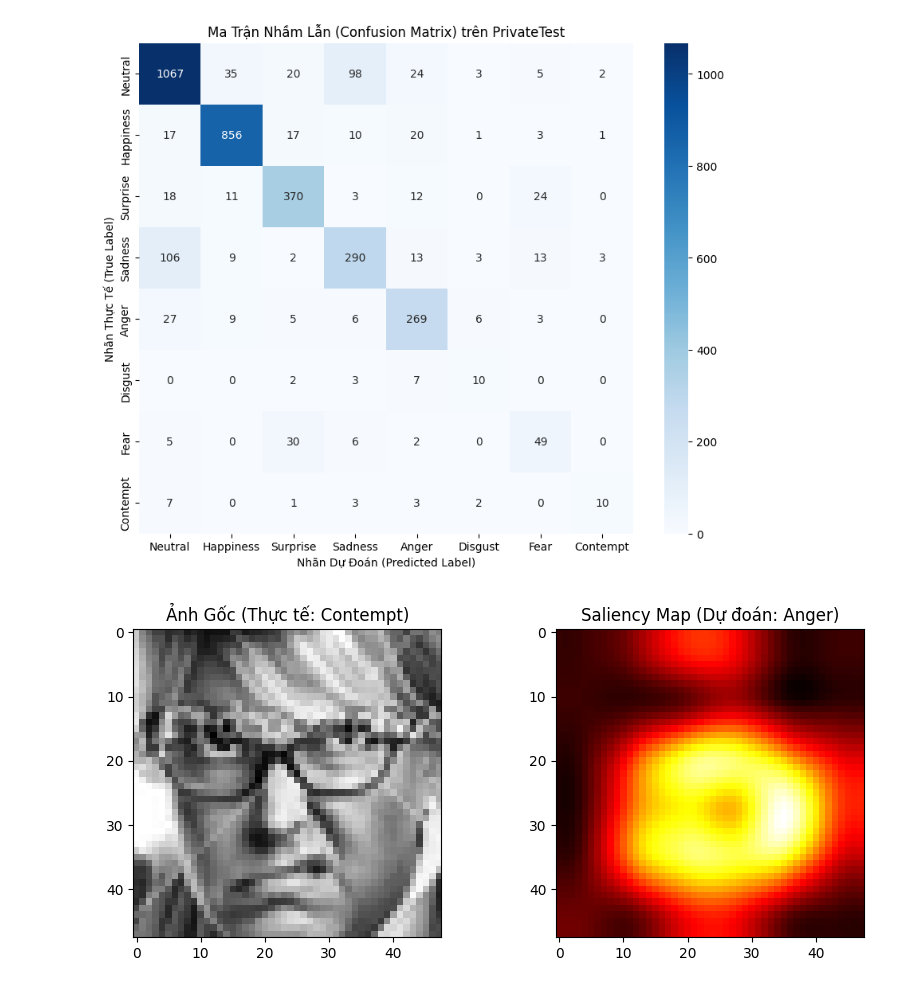
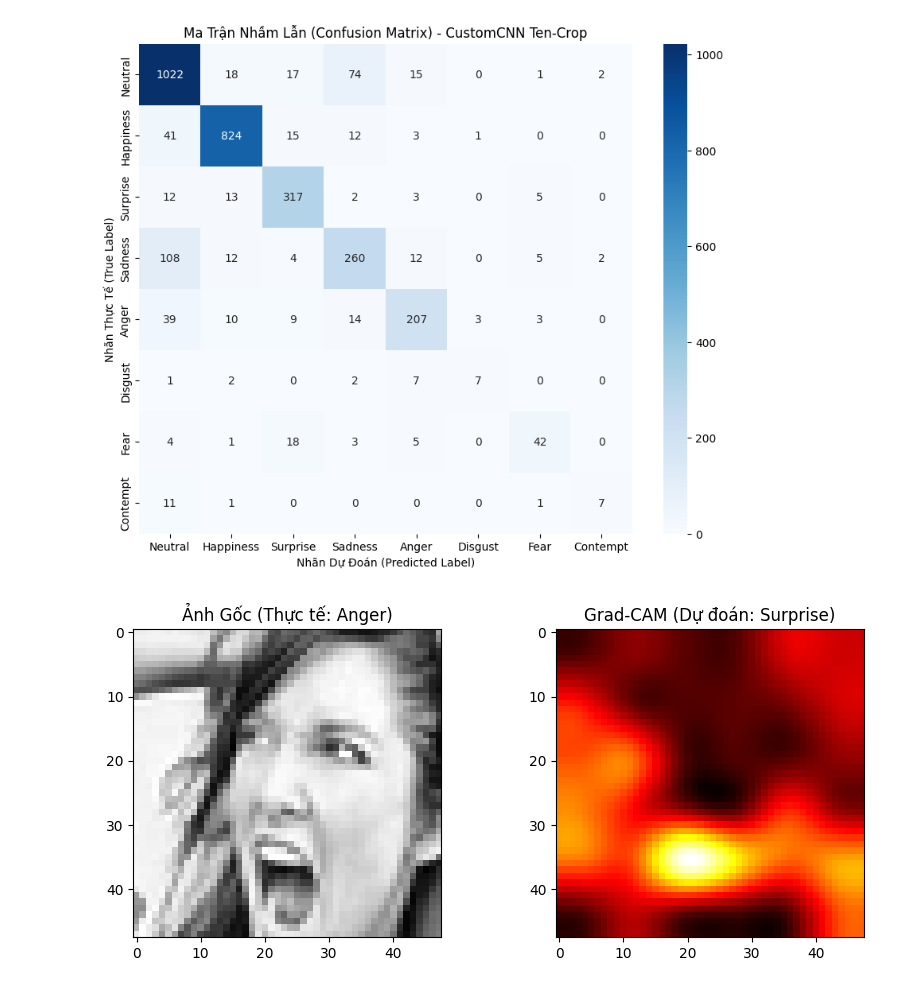
Before and after one commit to NNA11111111/FER, a Jupyter notebook: train-fer.ipynb, the cells around one changed output. Cells and saved outputs as stored; diff of their text form; code cells hidden in the pictures.

```diff
--- a/train-fer.ipynb
+++ b/train-fer.ipynb
@@ -373,52 +452,34 @@ weighted avg     0.8278    0.8265    0.8268      3521
 # %%
-print("BẮT ĐẦU GIAI ĐOẠN 3: KIỂM ĐỊNH TRÊN TẬP PRIVATETEST BẰNG TEN-CROP...")
+# =====================================================================
+# CELL 4: KIỂM ĐỊNH TEN-CROP AVERAGING & TRỰC QUAN HOÁ GRAD-CAM TRÊN CUSTOM_CNN
+# =====================================================================
 import matplotlib.pyplot as plt
-# 1. Nạp file trọng số cuối cùng (Sửa thành 'best_model_custom.pth' nếu bạn đã đổi tên file ở bước trước)
-model.load_state_dict(torch.load('best.pth', weights_only=True))
-model.eval()
 
-y_true = []
-y_pred = []
+best_custom_model.load_state_dict(torch.load("best.pth", map_location=device, weights_only=True))
+best_custom_model.eval()
 
-# 2. Chạy Ten-Crop Averaging (Lưu ý: Mất nhiều thời gian hơn một chút vì 1 ảnh thành 10 ảnh)
+_, _, test_loader = create_dataloaders(seed=42, batch_size=64, use_oversampling=False)
+y_true_tc, y_pred_tc = [], []
+
 for images, labels in test_loader:
     for i in range(images.size(0)):
-        img_tensor = images[i]
-        true_label = labels[i].item()
+        pred_label, _ = ten_crop_inference(best_custom_model, images[i])
+        y_true_tc.append(labels[i].item())
+        y_pred_tc.append(pred_label)
 
-        # Gọi hàm từ eval_utils.py
-        pred_label, _ = ten_crop_inference(model, img_tensor)
+evaluate_private_test(y_true_tc, y_pred_tc, EMOTION_DICT, title_prefix="CustomCNN Ten-Crop")
 
-        y_true.append(true_label)
-        y_pred.append(pred_label)
+test_dataset = FER2013Dataset(X_test, y_test_hard, is_train=False)
+sample_img = test_dataset[17][0]
+sample_label = test_dataset[17][1].item()
+saliency, pred_class = generate_gradcam(best_custom_model, sample_img)
 
-# 3. Xuất Báo cáo và Ma trận nhầm lẫn (Đã cập nhật chuẩn 8 lớp của FER+)
-emotion_dict = {
-    0: 'Neutral',
-    1: 'Happiness',
-    2: 'Surprise',
-    3: 'Sadness',
-    4: 'Anger',
-    5: 'Disgust',
-    6: 'Fear',
-    7: 'Contempt'
-}
-evaluate_private_test(y_true, y_pred, emotion_dict)
-
-# 4. Trực quan hóa Saliency Map cho 1 ảnh Test bất kỳ
-sample_img = test_dataset[0][0] # Lấy ảnh đầu tiên của tập Test
-sample_label = test_dataset[0][1].item()
-
-saliency, pred_class = generate_gradcam(model, sample_img)
-
-# Vẽ đồ thị Saliency
 plt.figure(figsize=(10, 4))
 plt.subplot(1, 2, 1)
-plt.imshow(sample_img.squeeze().numpy(), cmap='gray')
-plt.title(f"Ảnh Gốc (Thực tế: {emotion_dict[sample_label]})")
-
+plt.imshow(denormalize_image(sample_img), cmap="gray")
+plt.title(f"Ảnh Gốc (Thực tế: {EMOTION_DICT[sample_label]})")
 plt.subplot(1, 2, 2)
-plt.imshow(saliency, cmap='hot')
-plt.title(f"Saliency Map (Dự đoán: {emotion_dict[pred_class]})")
+plt.imshow(saliency, cmap="hot")
+plt.title(f"Grad-CAM (Dự đoán: {EMOTION_DICT[pred_class]})")
 plt.show()
 # %% [output]
@@ -444,2 +505,2 @@ weighted avg     0.8297    0.8296    0.8292      3521
-[figure, old version]
+[figure, new version]
-[figure, old version]
+[figure, new version]
```
Also changed, not shown: parts of 9 cells of this notebook, 9 other files.
